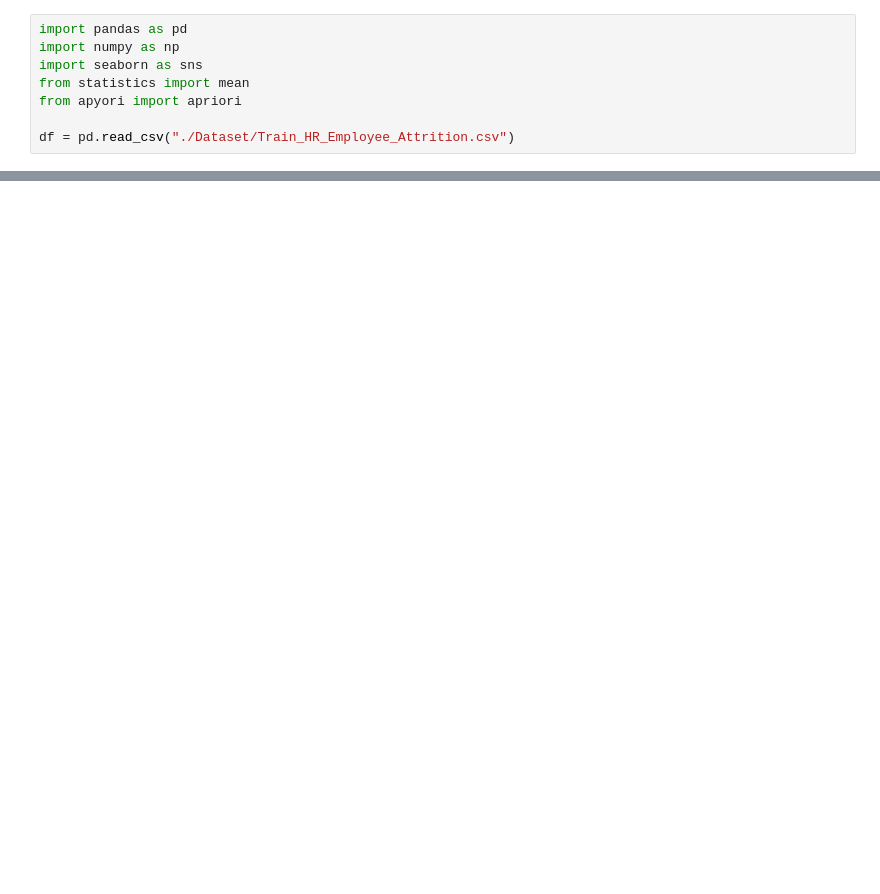
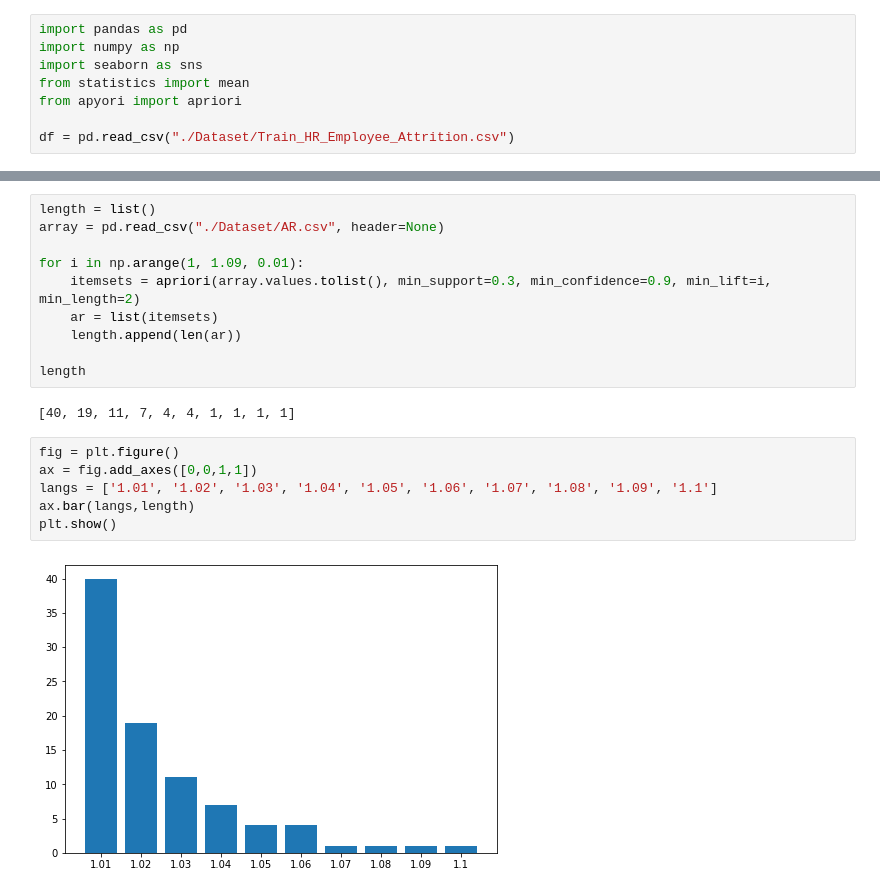
Before and after one commit to samucucchi/DataMining-1, a Jupyter notebook: AssociationRules-attrition.ipynb, the cells around one changed output, grey strips where cells are left out. Saved outputs shown, nothing was run; the diff lists cells and outputs as text; blank space fills up the shorter version.

```diff
--- a/AssociationRules-attrition.ipynb
+++ b/AssociationRules-attrition.ipynb
@@ -190,0 +238,20 @@ plt.show()
+# %%
+length = list()
+array = pd.read_csv("./Dataset/AR.csv", header=None)
+
+for i in np.arange(1, 1.09, 0.01):
+    itemsets = apriori(array.values.tolist(), min_support=0.3, min_confidence=0.9, min_lift=i, min_length=2)
+    ar = list(itemsets)
+    length.append(len(ar))
+
+length
+# %% [output]
+[40, 19, 11, 7, 4, 4, 1, 1, 1, 1]
+# %%
+fig = plt.figure()
+ax = fig.add_axes([0,0,1,1])
+langs = ['1.01', '1.02', '1.03', '1.04', '1.05', '1.06', '1.07', '1.08', '1.09', '1.1']
+ax.bar(langs,length)
+plt.show()
+# %% [output]
+[figure, added]
```
Also changed, not shown: parts of 14 cells of this notebook, 1 other file.
